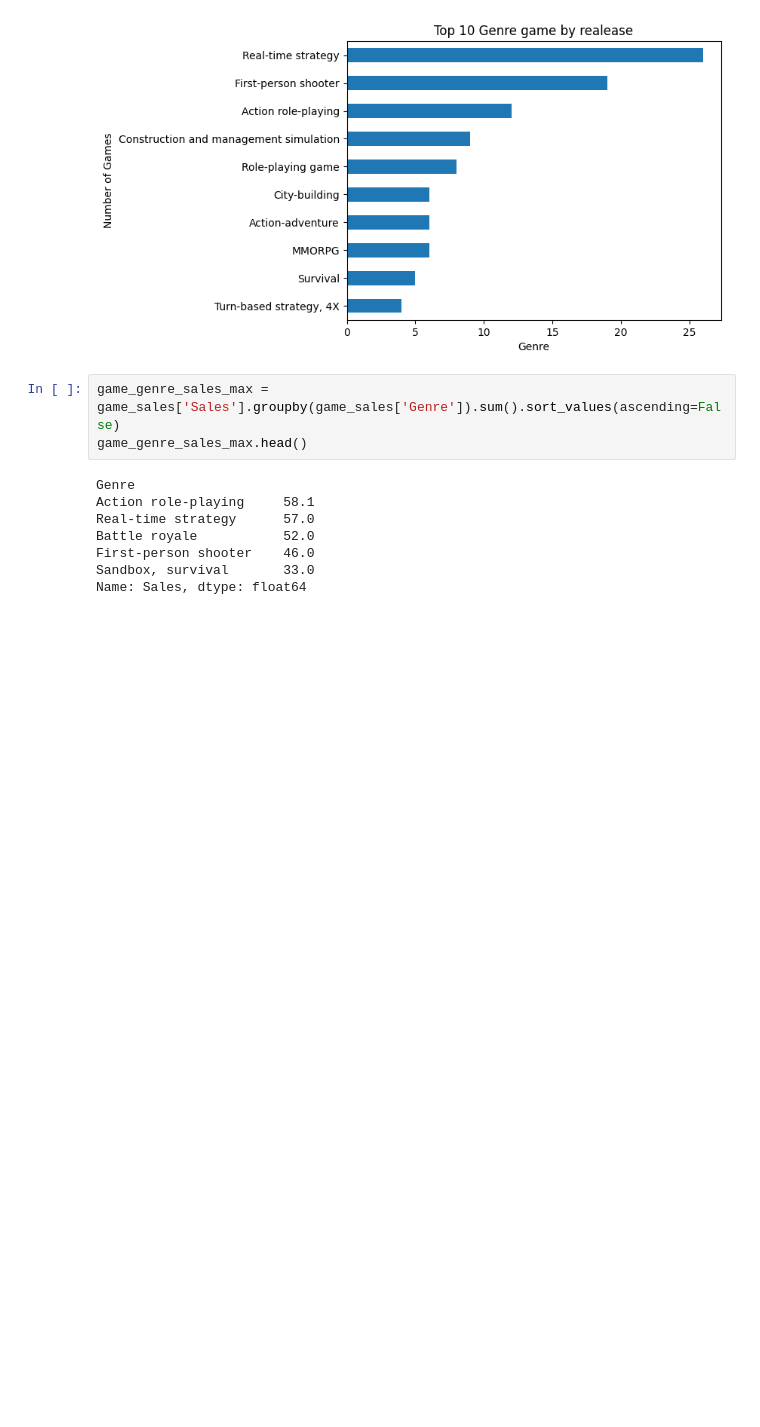
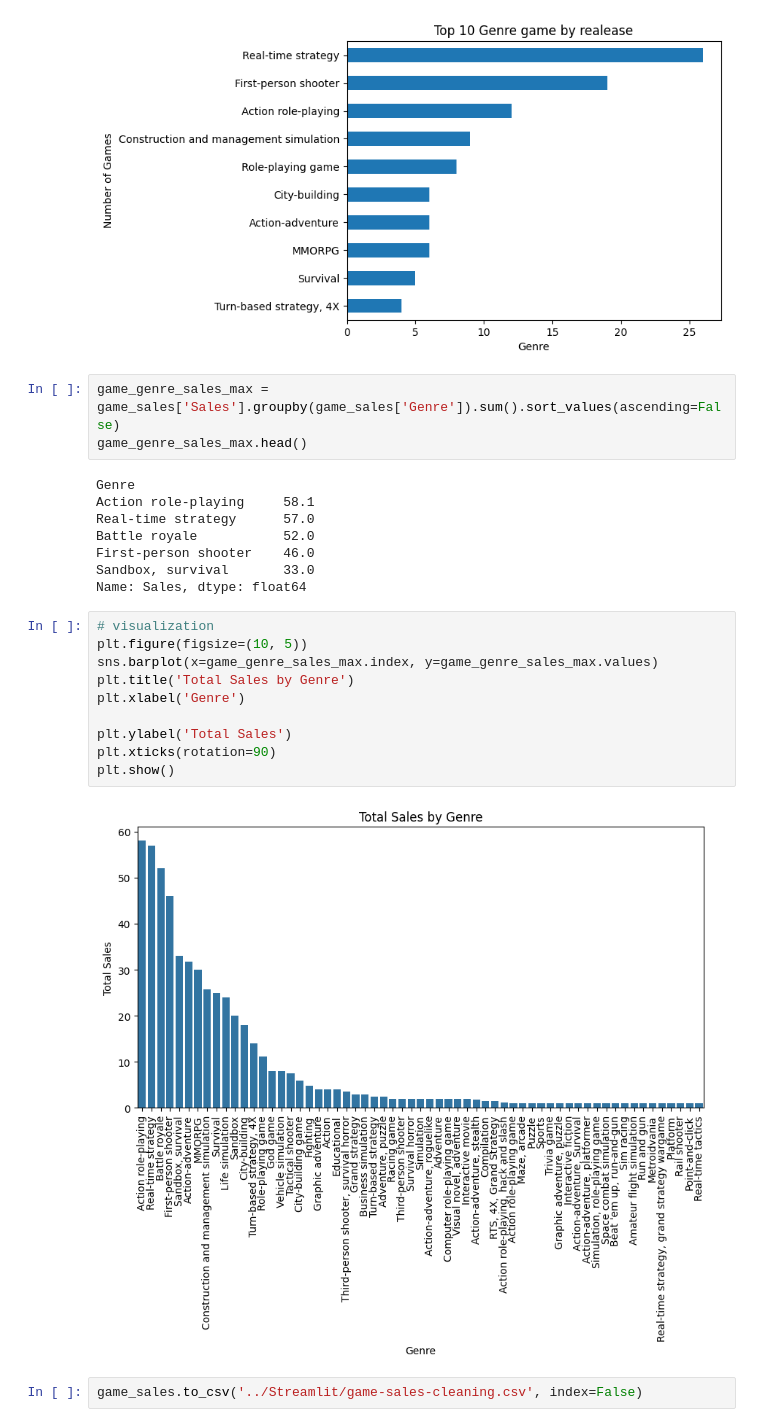
Before and after one commit to onedayxzn/Game-Sales, a Jupyter notebook: analysyst/game-sales.ipynb, the cells around one changed output. Drawn from its saved outputs; the diff is of its cells as text; blank space fills up the shorter version.

```diff
--- a/analysyst/game-sales.ipynb
+++ b/analysyst/game-sales.ipynb
@@ -247,3 +247,17 @@ Battle royale           52.0
 First-person shooter    46.0
 Sandbox, survival       33.0
 Name: Sales, dtype: float64
+# %%
+# visualization
+plt.figure(figsize=(10, 5))
+sns.barplot(x=game_genre_sales_max.index, y=game_genre_sales_max.values)
+plt.title('Total Sales by Genre')
+plt.xlabel('Genre')
+
+plt.ylabel('Total Sales')
+plt.xticks(rotation=90)
+plt.show()
+# %% [output]
+[figure, added]
+# %%
+game_sales.to_csv('../Streamlit/game-sales-cleaning.csv', index=False)
```
Also changed, not shown: parts of 1 cell of this notebook, 10 other files.
